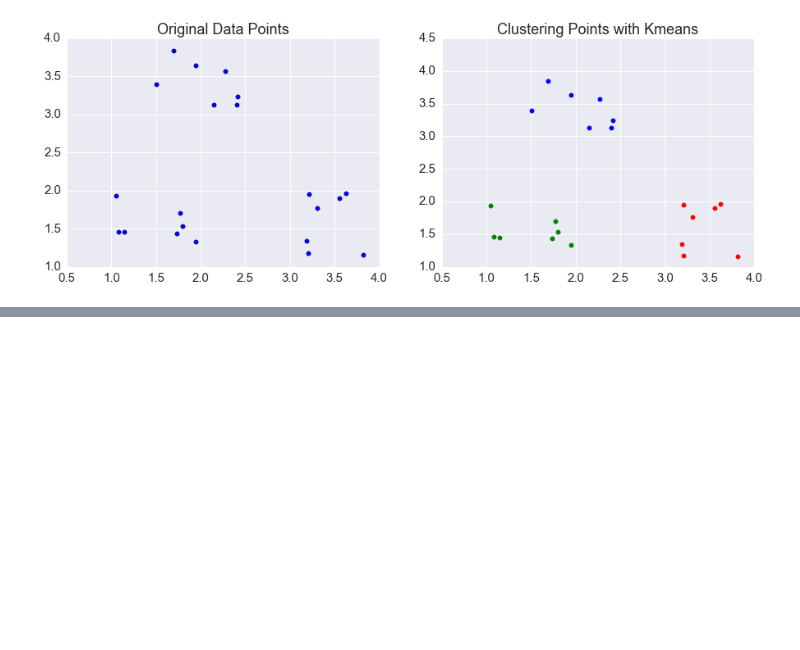
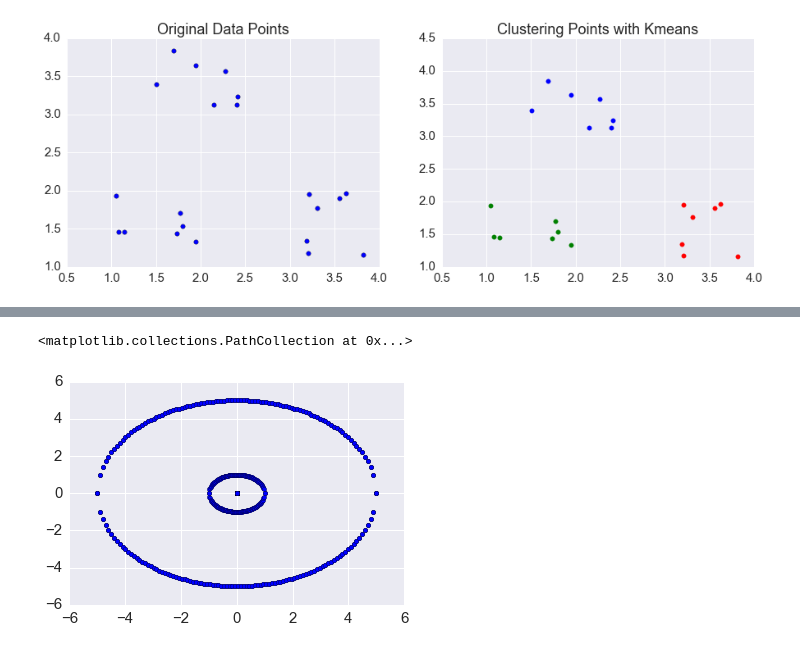
Before and after one commit to wzwangqi/663FinalProject, a Jupyter notebook: ProjectCode.ipynb, the cells around one changed output, grey strips where cells are left out. Drawn from its saved outputs; the diff is of its cells as text; code cells hidden in the pictures; blank space fills up the shorter version.

```diff
--- a/ProjectCode.ipynb
+++ b/ProjectCode.ipynb
@@ -493,0 +522,22 @@ When n_clusters = 3 , we have the silhouette_score = 0.86439009484
+# %%
+df=np.zeros((400,2))
+for i in range(100):
+    df[i,0]=x[i]
+    df[i,1]=y[i]
+for i in range(100,200):
+    df[i,0]=x[i-100]
+    df[i,1]=y2[i-100]
+plt.scatter(df[:,0],df[:,1])
+
+
+for i in range(200,300):
+    df[i,0]=x2[i-200]
+    df[i,1]=y21[i-200]
+for i in range(300,400):
+    df[i,0]=x2[i-300]
+    df[i,1]=y22[i-300]
+
+plt.scatter(df[:,0],df[:,1])
+# %% [output]
+<matplotlib.collections.PathCollection at 0x...>
+[figure, added]
```
Also changed, not shown: parts of 11 cells of this notebook.
